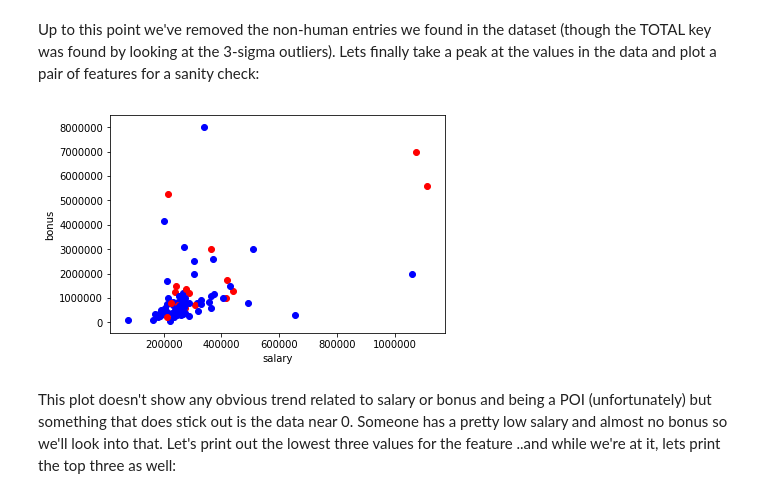
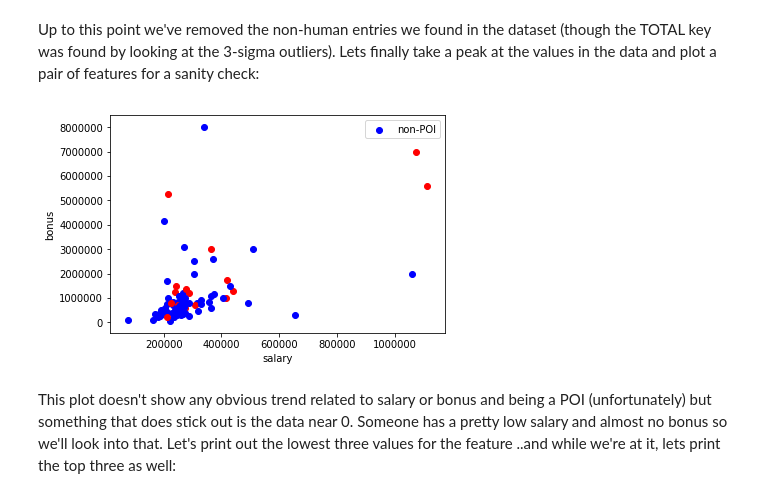
Before and after one commit to bmarshallk/ud120-projects, a Jupyter notebook: final_project/poi_id.ipynb, the cells around one changed output. Cells and saved outputs as stored; diff of their text form; code cells hidden in the pictures.

```diff
--- a/final_project/poi_id.ipynb
+++ b/final_project/poi_id.ipynb
@@ -304,26 +329,27 @@ Up to this point we've removed the non-human entries we found in the dataset (th
 # %%
 def ScatterPlot(feat1, feat2):
     # adding POI is needed to color points
     features = ['poi'] + [feat1] + [feat2]
     data = featureFormat(data_dict, features, sort_keys=True)
     for point in data:
         poi = point[0]
         feat1 = point[1]
         feat2 = point[2]
         if feat1 != 0.0 and feat2 != 0.0:
             if poi == True:
                 plt.scatter(feat1, feat2, color='red')
             if poi == False:
                 plt.scatter(feat1, feat2, color='blue')
 
     plt.xlabel('%s' % features[1])
     plt.ylabel('%s' % features[2])
+    plt.gca().legend(('non-POI',))
     plt.rcParams['figure.figsize'] = [6, 6]
     plt.show()
 
 ScatterPlot('salary', 'bonus')
 # %% [output]
-[figure, old version]
+[figure, new version]
 # %% [markdown]
 This plot doesn't show any obvious trend related to salary or bonus and being a POI (unfortunately) but something that does stick out is the data near 0. Someone has a pretty low salary and almost no bonus so we'll look into that. Let's print out the lowest three values for the feature ..and while we're at it, lets print the top three as well:
 # %%
```
Also changed, not shown: parts of 42 cells of this notebook.
